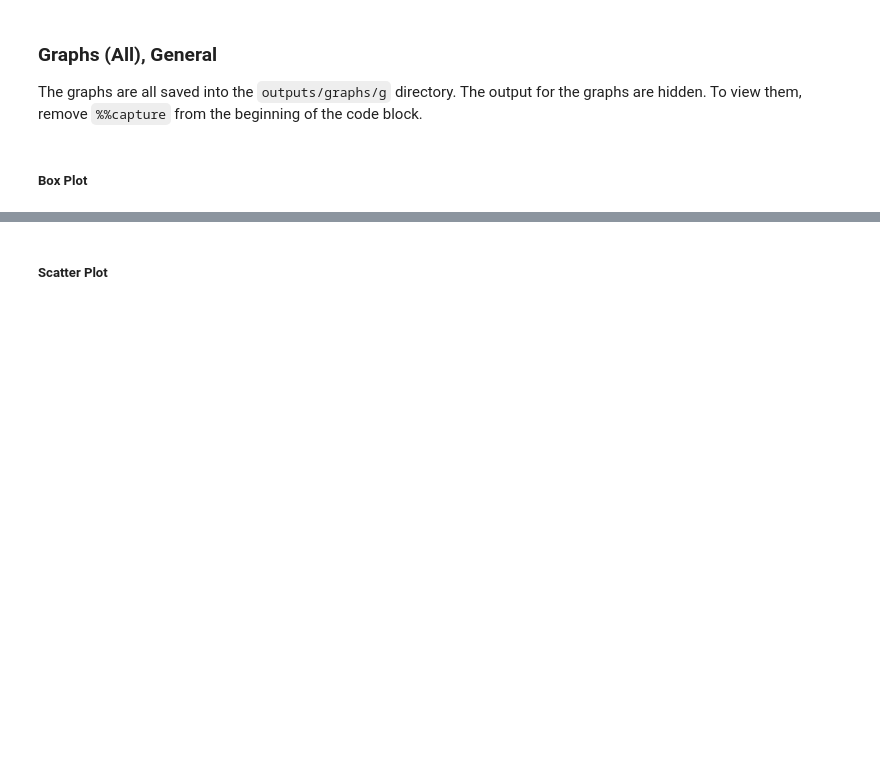
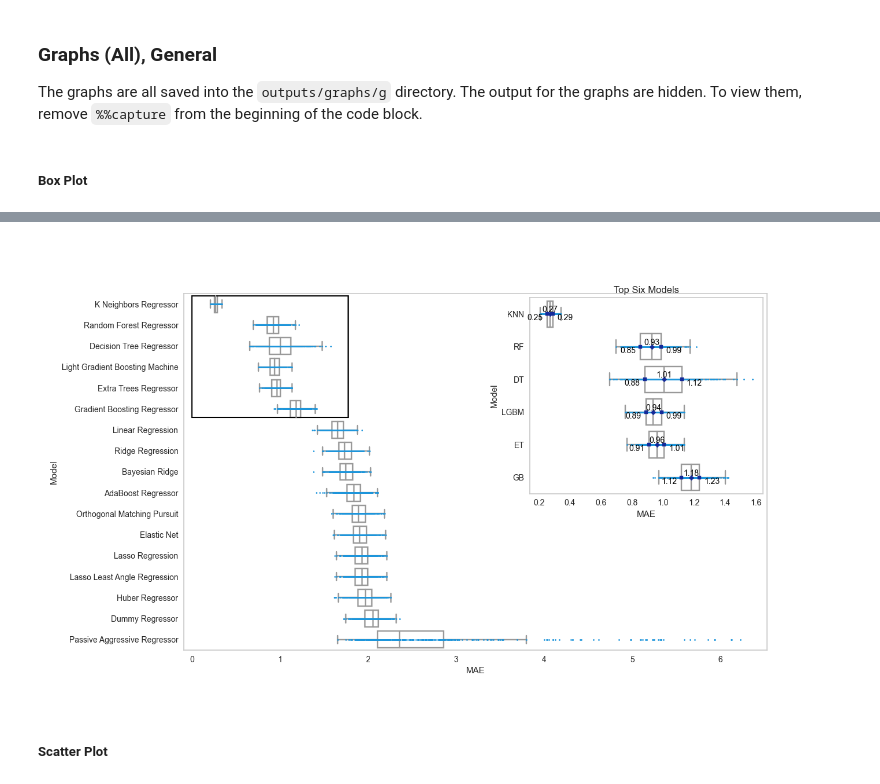
Before and after one commit to fmegahed/shoulder_fatigue_modeling, a Jupyter notebook: analysis.ipynb, the cells around one changed output, grey strips where cells are left out. Cells and saved outputs as stored; diff of their text form; code cells hidden in the pictures; blank space fills up the shorter version.

```diff
--- a/analysis.ipynb
+++ b/analysis.ipynb
@@ -222,3 +310,7 @@ plt.savefig('outputs/graphs/g/box_g.png', bbox_inches='tight')
+# %%
+create_boxplot(df_t_g)
+# %% [output]
+[figure, added]
 # %% [markdown]
 ##### Scatter Plot
 # %%
```
Also changed, not shown: parts of 24 cells of this notebook.
